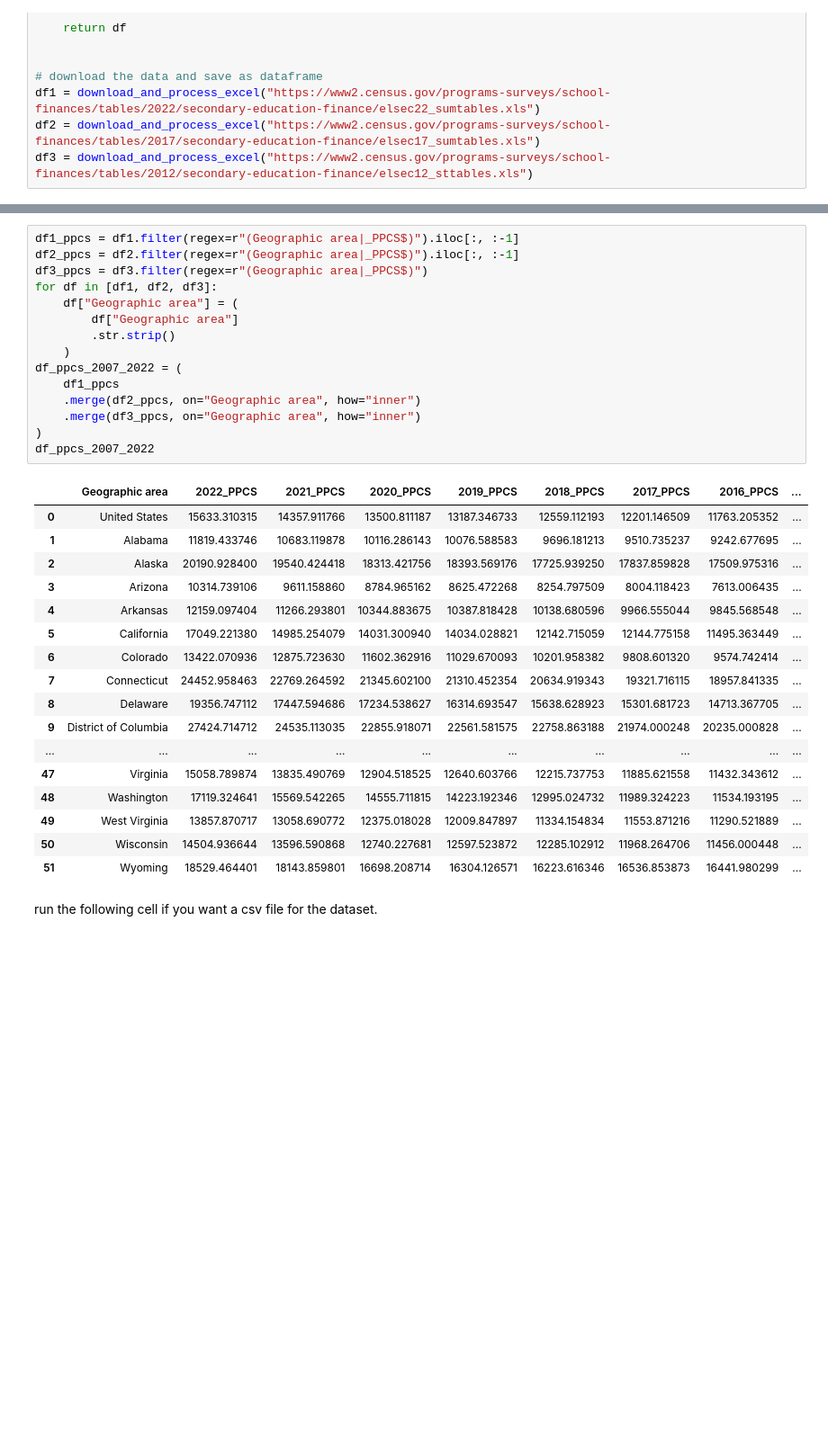
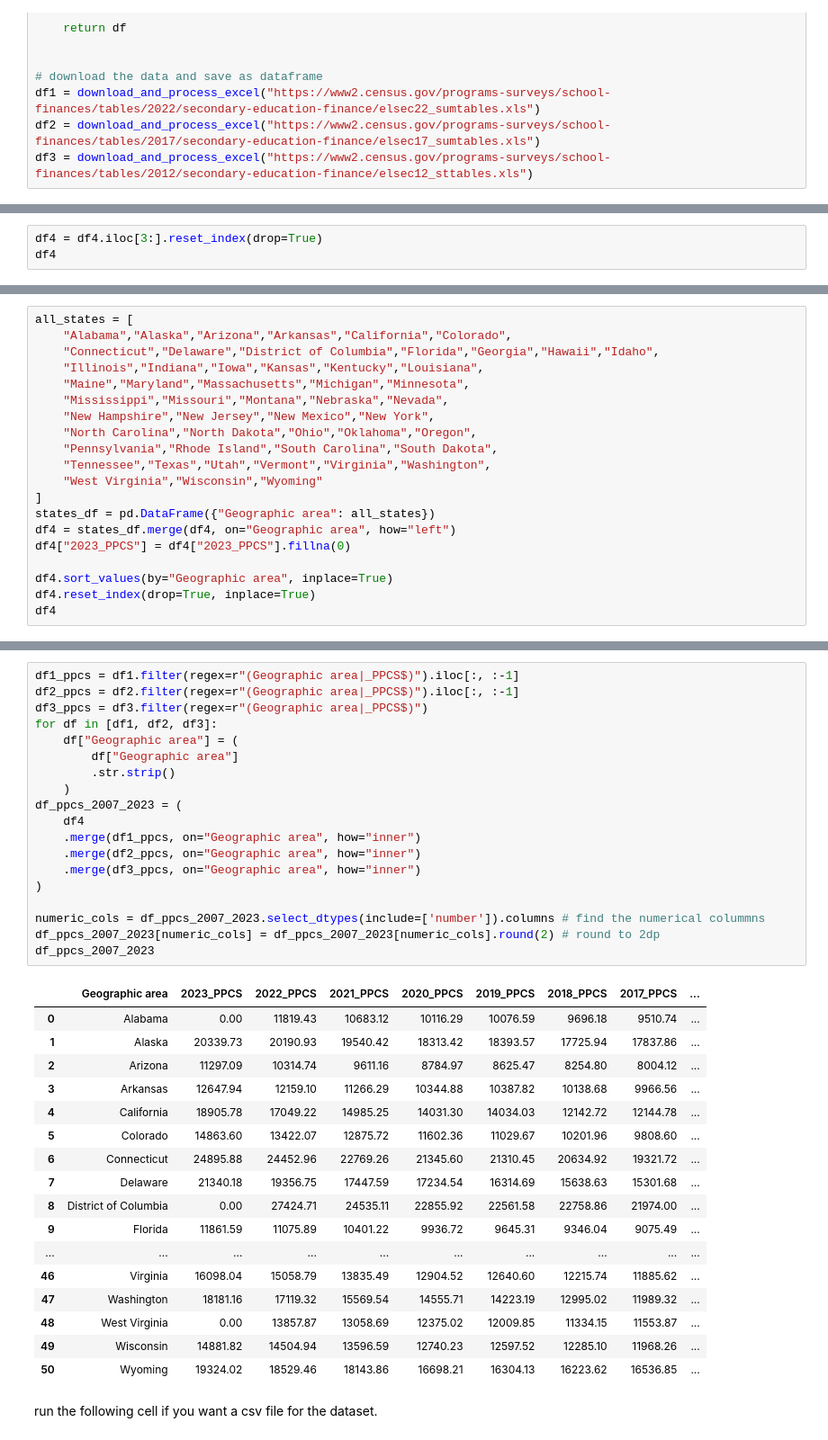
Before and after one commit to 1zpzz/QM2---school-shooting-, a Jupyter notebook: Data_cleaning_and_Visualisation_for_ESSA.ipynb, the cells around one changed output, grey strips where cells are left out. Shown: that part at 90% size. Cells and saved outputs as stored; diff of their text form; blank space fills up the shorter version.

Commit message:
update the 2023 PPCS data

```diff
--- a/Data_cleaning_and_Visualisation_for_ESSA.ipynb
+++ b/Data_cleaning_and_Visualisation_for_ESSA.ipynb
@@ -61,0 +135,3 @@ df3 = download_and_process_excel("https://www2.census.gov/programs-surveys/schoo
+# %%
+df4 = df4.iloc[3:].reset_index(drop=True)
+df4
@@ -61,0 +156,20 @@ df3 = download_and_process_excel("https://www2.census.gov/programs-surveys/schoo
+# %%
+all_states = [
+    "Alabama","Alaska","Arizona","Arkansas","California","Colorado",
+    "Connecticut","Delaware","District of Columbia","Florida","Georgia","Hawaii","Idaho",
+    "Illinois","Indiana","Iowa","Kansas","Kentucky","Louisiana",
+    "Maine","Maryland","Massachusetts","Michigan","Minnesota",
+    "Mississippi","Missouri","Montana","Nebraska","Nevada",
+    "New Hampshire","New Jersey","New Mexico","New York",
+    "North Carolina","North Dakota","Ohio","Oklahoma","Oregon",
+    "Pennsylvania","Rhode Island","South Carolina","South Dakota",
+    "Tennessee","Texas","Utah","Vermont","Virginia","Washington",
+    "West Virginia","Wisconsin","Wyoming"
+]
+states_df = pd.DataFrame({"Geographic area": all_states})
+df4 = states_df.merge(df4, on="Geographic area", how="left")
+df4["2023_PPCS"] = df4["2023_PPCS"].fillna(0)
+
+df4.sort_values(by="Geographic area", inplace=True)
+df4.reset_index(drop=True, inplace=True)
+df4
@@ -64,36 +197,40 @@ drop the pct data, leave only PPCS data and combine three df into one.
 # %%
 df1_ppcs = df1.filter(regex=r"(Geographic area|_PPCS$)").iloc[:, :-1]
 df2_ppcs = df2.filter(regex=r"(Geographic area|_PPCS$)").iloc[:, :-1]
 df3_ppcs = df3.filter(regex=r"(Geographic area|_PPCS$)")
 for df in [df1, df2, df3]:
     df["Geographic area"] = (
         df["Geographic area"]
         .str.strip()
     )
-df_ppcs_2007_2022 = (
-    df1_ppcs
+df_ppcs_2007_2023 = (
+    df4
+    .merge(df1_ppcs, on="Geographic area", how="inner")
     .merge(df2_ppcs, on="Geographic area", how="inner")
     .merge(df3_ppcs, on="Geographic area", how="inner")
 )
-df_ppcs_2007_2022
+
+numeric_cols = df_ppcs_2007_2023.select_dtypes(include=['number']).columns # find the numerical colummns
+df_ppcs_2007_2023[numeric_cols] = df_ppcs_2007_2023[numeric_cols].round(2) # round to 2dp
+df_ppcs_2007_2023
 # %% [output]
-|  | Geographic area | 2022_PPCS | 2021_PPCS | 2020_PPCS | 2019_PPCS | 2018_PPCS | 2017_PPCS | 2016_PPCS | ... |
-| 0 | United States | 15633.310315 | 14357.911766 | 13500.811187 | 13187.346733 | 12559.112193 | 12201.146509 | 11763.205352 | ... |
-| 1 | Alabama | 11819.433746 | 10683.119878 | 10116.286143 | 10076.588583 | 9696.181213 | 9510.735237 | 9242.677695 | ... |
-| 2 | Alaska | 20190.928400 | 19540.424418 | 18313.421756 | 18393.569176 | 17725.939250 | 17837.859828 | 17509.975316 | ... |
-| 3 | Arizona | 10314.739106 | 9611.158860 | 8784.965162 | 8625.472268 | 8254.797509 | 8004.118423 | 7613.006435 | ... |
-| 4 | Arkansas | 12159.097404 | 11266.293801 | 10344.883675 | 10387.818428 | 10138.680596 | 9966.555044 | 9845.568548 | ... |
-| 5 | California | 17049.221380 | 14985.254079 | 14031.300940 | 14034.028821 | 12142.715059 | 12144.775158 | 11495.363449 | ... |
-| 6 | Colorado | 13422.070936 | 12875.723630 | 11602.362916 | 11029.670093 | 10201.958382 | 9808.601320 | 9574.742414 | ... |
-| 7 | Connecticut | 24452.958463 | 22769.264592 | 21345.602100 | 21310.452354 | 20634.919343 | 19321.716115 | 18957.841335 | ... |
-| 8 | Delaware | 19356.747112 | 17447.594686 | 17234.538627 | 16314.693547 | 15638.628923 | 15301.681723 | 14713.367705 | ... |
-| 9 | District of Columbia | 27424.714712 | 24535.113035 | 22855.918071 | 22561.581575 | 22758.863188 | 21974.000248 | 20235.000828 | ... |
+|  | Geographic area | 2023_PPCS | 2022_PPCS | 2021_PPCS | 2020_PPCS | 2019_PPCS | 2018_PPCS | 2017_PPCS | ... |
+| 0 | Alabama | 0.00 | 11819.43 | 10683.12 | 10116.29 | 10076.59 | 9696.18 | 9510.74 | ... |
+| 1 | Alaska | 20339.73 | 20190.93 | 19540.42 | 18313.42 | 18393.57 | 17725.94 | 17837.86 | ... |
+| 2 | Arizona | 11297.09 | 10314.74 | 9611.16 | 8784.97 | 8625.47 | 8254.80 | 8004.12 | ... |
+| 3 | Arkansas | 12647.94 | 12159.10 | 11266.29 | 10344.88 | 10387.82 | 10138.68 | 9966.56 | ... |
+| 4 | California | 18905.78 | 17049.22 | 14985.25 | 14031.30 | 14034.03 | 12142.72 | 12144.78 | ... |
+| 5 | Colorado | 14863.60 | 13422.07 | 12875.72 | 11602.36 | 11029.67 | 10201.96 | 9808.60 | ... |
+| 6 | Connecticut | 24895.88 | 24452.96 | 22769.26 | 21345.60 | 21310.45 | 20634.92 | 19321.72 | ... |
+| 7 | Delaware | 21340.18 | 19356.75 | 17447.59 | 17234.54 | 16314.69 | 15638.63 | 15301.68 | ... |
+| 8 | District of Columbia | 0.00 | 27424.71 | 24535.11 | 22855.92 | 22561.58 | 22758.86 | 21974.00 | ... |
+| 9 | Florida | 11861.59 | 11075.89 | 10401.22 | 9936.72 | 9645.31 | 9346.04 | 9075.49 | ... |
 | ... | ... | ... | ... | ... | ... | ... | ... | ... | ... |
-| 47 | Virginia | 15058.789874 | 13835.490769 | 12904.518525 | 12640.603766 | 12215.737753 | 11885.621558 | 11432.343612 | ... |
-| 48 | Washington | 17119.324641 | 15569.542265 | 14555.711815 | 14223.192346 | 12995.024732 | 11989.324223 | 11534.193195 | ... |
-| 49 | West Virginia | 13857.870717 | 13058.690772 | 12375.018028 | 12009.847897 | 11334.154834 | 11553.871216 | 11290.521889 | ... |
-| 50 | Wisconsin | 14504.936644 | 13596.590868 | 12740.227681 | 12597.523872 | 12285.102912 | 11968.264706 | 11456.000448 | ... |
-| 51 | Wyoming | 18529.464401 | 18143.859801 | 16698.208714 | 16304.126571 | 16223.616346 | 16536.853873 | 16441.980299 | ... |
+| 46 | Virginia | 16098.04 | 15058.79 | 13835.49 | 12904.52 | 12640.60 | 12215.74 | 11885.62 | ... |
+| 47 | Washington | 18181.16 | 17119.32 | 15569.54 | 14555.71 | 14223.19 | 12995.02 | 11989.32 | ... |
+| 48 | West Virginia | 0.00 | 13857.87 | 13058.69 | 12375.02 | 12009.85 | 11334.15 | 11553.87 | ... |
+| 49 | Wisconsin | 14881.82 | 14504.94 | 13596.59 | 12740.23 | 12597.52 | 12285.10 | 11968.26 | ... |
+| 50 | Wyoming | 19324.02 | 18529.46 | 18143.86 | 16698.21 | 16304.13 | 16223.62 | 16536.85 | ... |
 # %% [markdown]
 run the following cell if you want a csv file for the dataset.
 # %%
```
Also changed, not shown: parts of 8 cells of this notebook.
